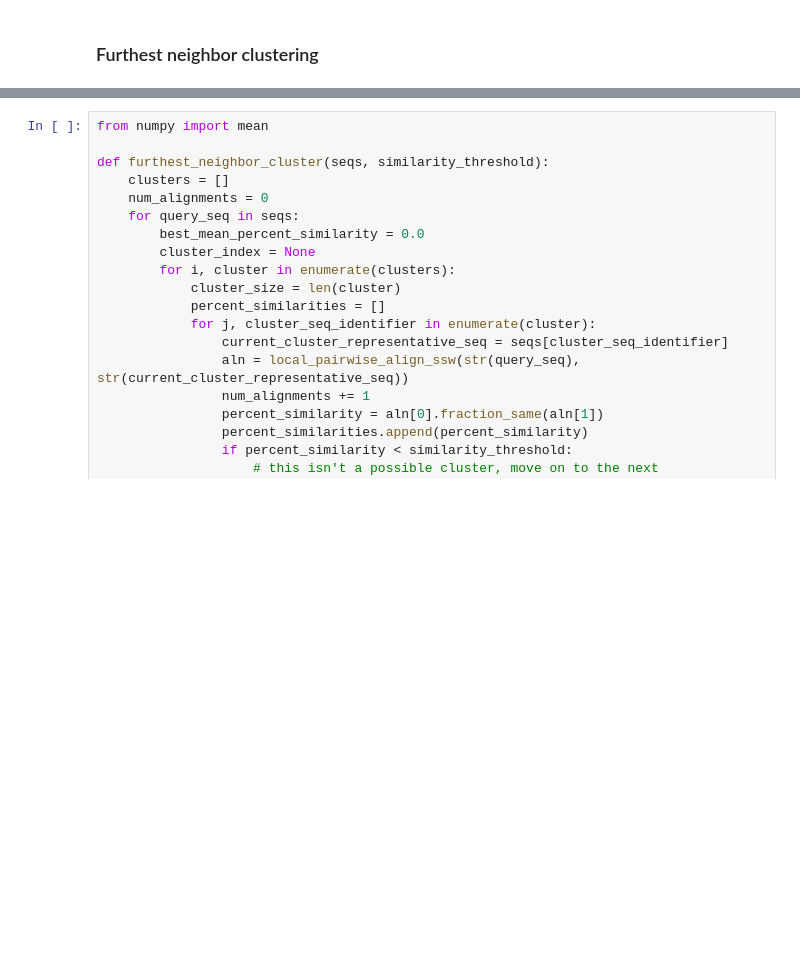
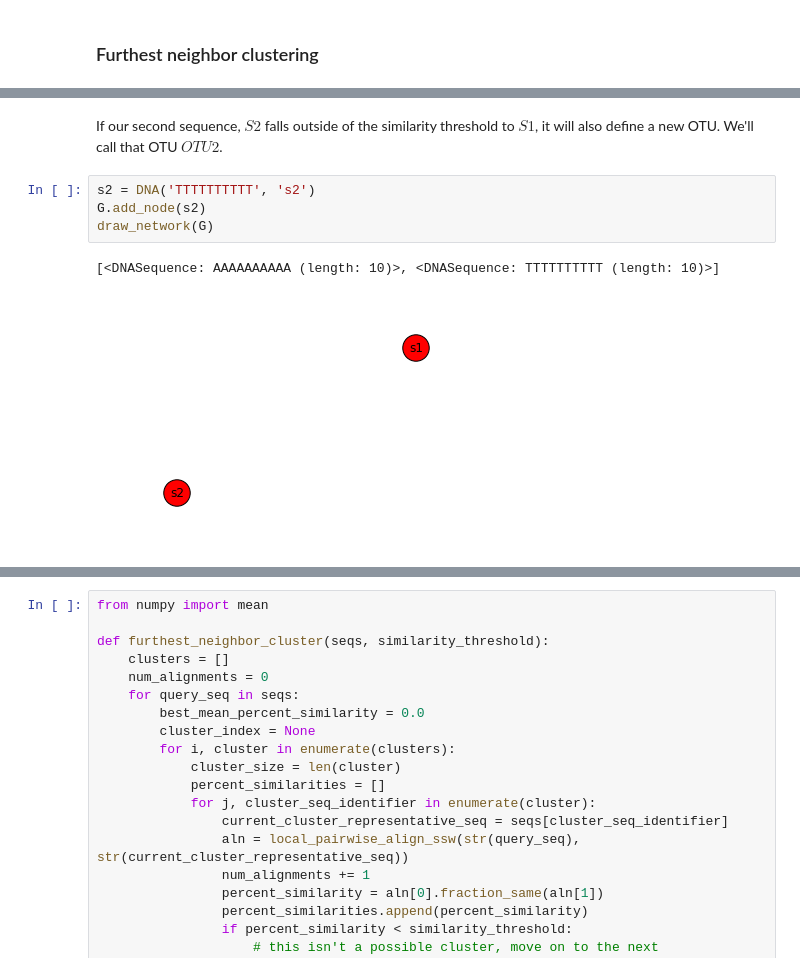
Before and after one commit to applied-bioinformatics/An-Introduction-To-Applied-Bioinformatics, a Jupyter notebook: fundamentals/sequence-mapping-and-clustering.ipynb, the cells around one changed output, grey strips where cells are left out. Drawn from its saved outputs; the diff is of its cells as text; blank space fills up the shorter version.

```diff
--- a/fundamentals/sequence-mapping-and-clustering.ipynb
+++ b/fundamentals/sequence-mapping-and-clustering.ipynb
@@ -156,0 +120,9 @@ Now let's implement this and experiment with it.
+# %% [markdown]
+If our second sequence, $S2$ falls outside of the similarity threshold to $S1$, it will also define a new OTU. We'll call that OTU $OTU2$.
+# %%
+s2 = DNA('TTTTTTTTTT', 's2')
+G.add_node(s2)
+draw_network(G)
+# %% [output]
+[<DNASequence: AAAAAAAAAA (length: 10)>, <DNASequence: TTTTTTTTTT (length: 10)>]
+[figure, added]
```
Also changed, not shown: parts of 14 cells of this notebook.
